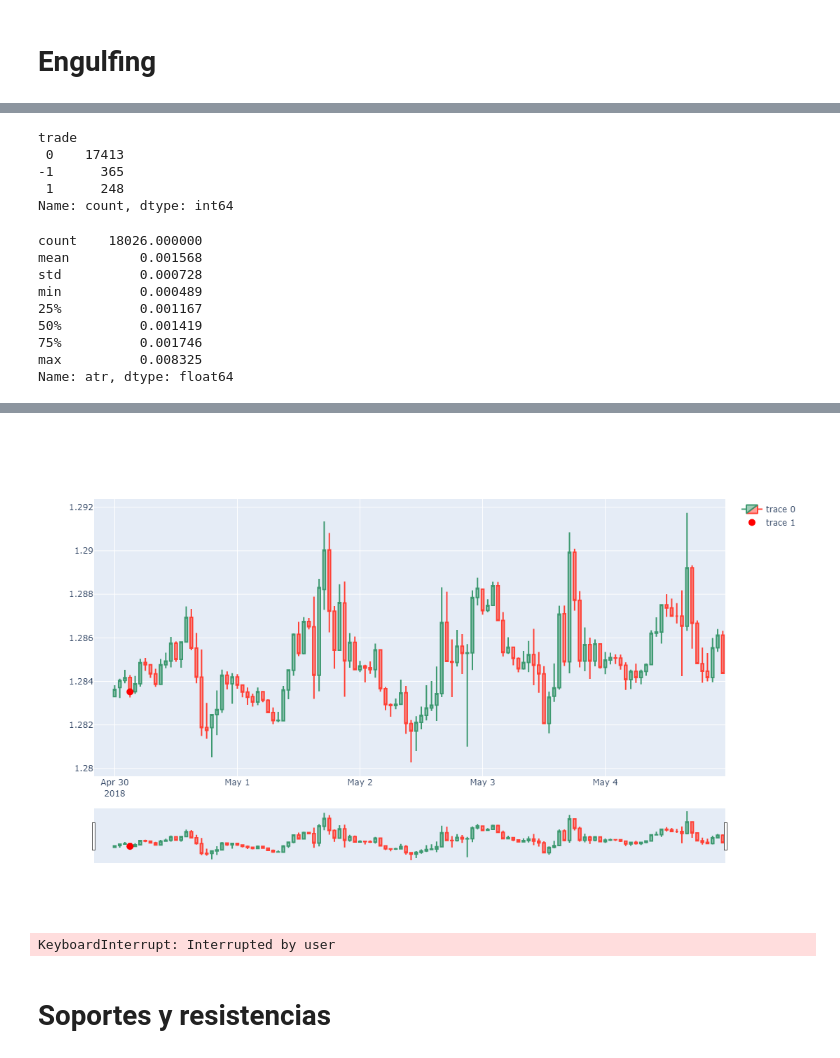
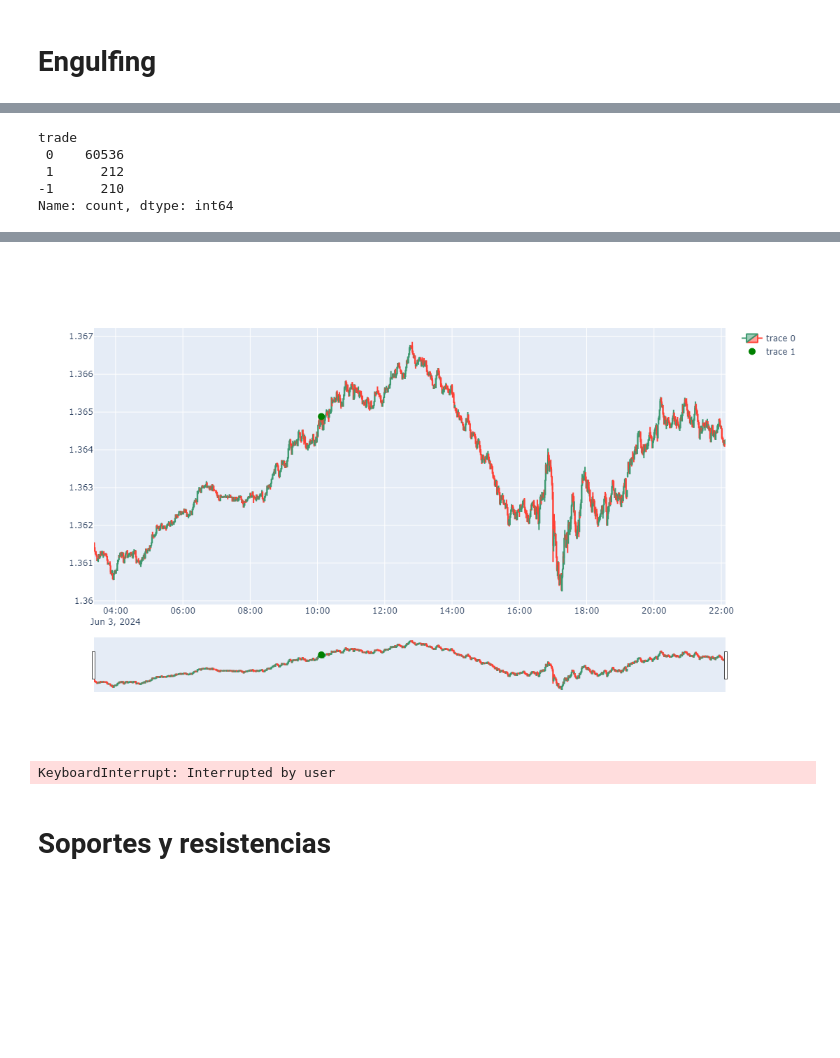
Before and after one commit to SaidJacobo/forex_ml_bot, a Jupyter notebook: notebooks/Pruebillas.ipynb, the cells around one changed output, grey strips where cells are left out. Saved outputs shown, nothing was run; the diff lists cells and outputs as text; code cells hidden in the pictures; blank space fills up the shorter version.

```diff
--- a/notebooks/Pruebillas.ipynb
+++ b/notebooks/Pruebillas.ipynb
@@ -754,0 +787,13 @@ df = pd.read_csv(symbols_path)
+# %%
+import pandas as pd
+
+df = df.rename(columns={'Gmt time':'Date'})
+
+df['Date'] = df['Date'].str.replace('.','-')
+
+# Elimina la zona horaria '000'
+df['Date'] = df['Date'].str.replace(r'-000$', '', regex=True)
+
+# Luego convierte la columna a datetime
+df['Date'] = pd.to_datetime(df['Date'], format='%d-%m-%Y %H:%M:%S')
+df['Date'] = df['Date'].dt.strftime('%Y-%m-%d %H:%M:%S')
@@ -851,14 +899,19 @@ df['rmi_signal'] = rmi_trend_sniper.apply(df)
 # %%
+df['highest_120'] = df['High'].rolling(window=180).max()
+df['lowest_120'] = df['Low'].rolling(window=180).min()
+
+# Crear una nueva columna 'Signal' que será 1 si el precio de cierre es el más alto en las últimas 60 velas
+
+
 df['trade'] = 0
 
 df['trade'] = np.where(
     (
         (
-            (df['rmi_signal'] == 1)
-            | (df['rmi_signal'].shift(1) == 1)
-            | (df['rmi_signal'].shift(2) == 1)
+            (df['Close'] >= df['highest_120'])
+            & (df['rsi'] < 70)
         )
-        & (df['engulfing'] == 1)
+
     ),
 
     1,
@@ -868,11 +921,9 @@ df['trade'] = np.where(
 df['trade'] = np.where(
     (
         (
-            (df['rmi_signal'] == -1)
-            | (df['rmi_signal'].shift(1) == -1)
-            | (df['rmi_signal'].shift(2) == -1)
+            (df['Close'] <= df['lowest_120'])
+            & (df['rsi'] > 30)
         )
-        & (df['engulfing'] == -1)
     ),
 
     -1,
@@ -953,23 +932,11 @@ Name: count, dtype: int64
-# %%
-df.trade.value_counts()
-# %% [output]
-trade
- 0    17413
--1      365
- 1      248
-Name: count, dtype: int64
-# %%
-df.atr.describe()
-# %% [output]
-count    18026.000000
-mean         0.001568
-std          0.000728
-min          0.000489
-25%          0.001167
-50%          0.001419
-75%          0.001746
-max          0.008325
-Name: atr, dtype: float64
+# %%
+df.trade.value_counts()
+# %% [output]
+trade
+ 0    60536
+ 1      212
+-1      210
+Name: count, dtype: int64
 # %%
 # import pandas as pd
 import numpy as np
@@ -978,6 +945,7 @@ import matplotlib.pyplot as plt
 from datetime import timedelta
 import plotly.graph_objects as go
 from datetime import datetime
+
 
 
 # Convertir las columnas de fechas a formato datetime
@@ -990,8 +958,8 @@ for date in dates:
     data = df[df['Date'] == date].iloc[0]
     signal = data.trade
 
-    start_date = date - timedelta(hours=24)
-    end_date = date + timedelta(hours=120)
+    start_date = date - timedelta(hours=12)
+    end_date = date + timedelta(hours=12)
 
     print(start_date)
     print(end_date)
@@ -1040,4 +1008,4 @@ for date in dates:
-[figure, old version]
+[figure, new version]
 KeyboardInterrupt: Interrupted by user
 # %% [markdown]
 # Soportes y resistencias
```
Also changed, not shown: parts of 20 cells of this notebook, 13 other files.
